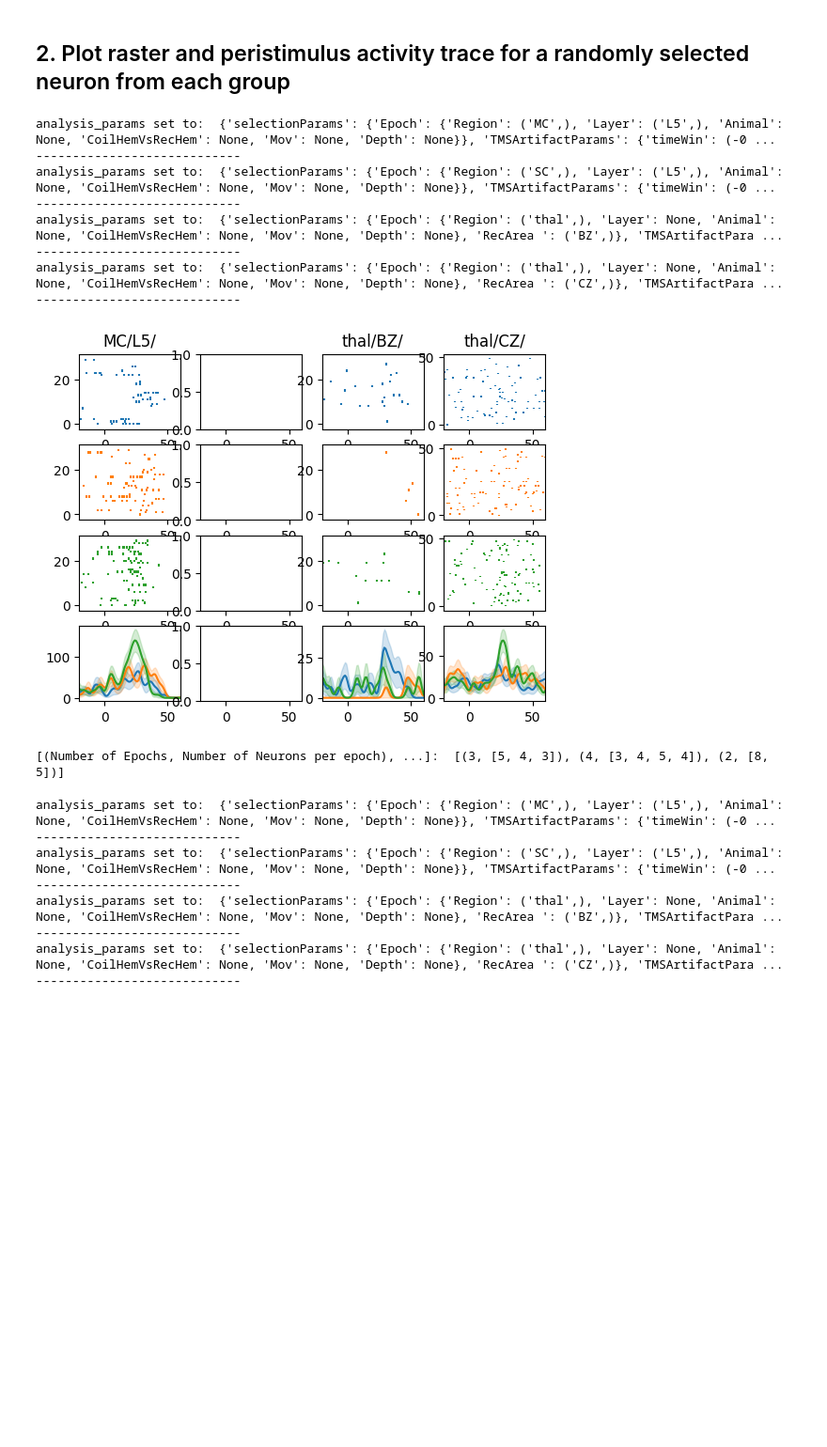
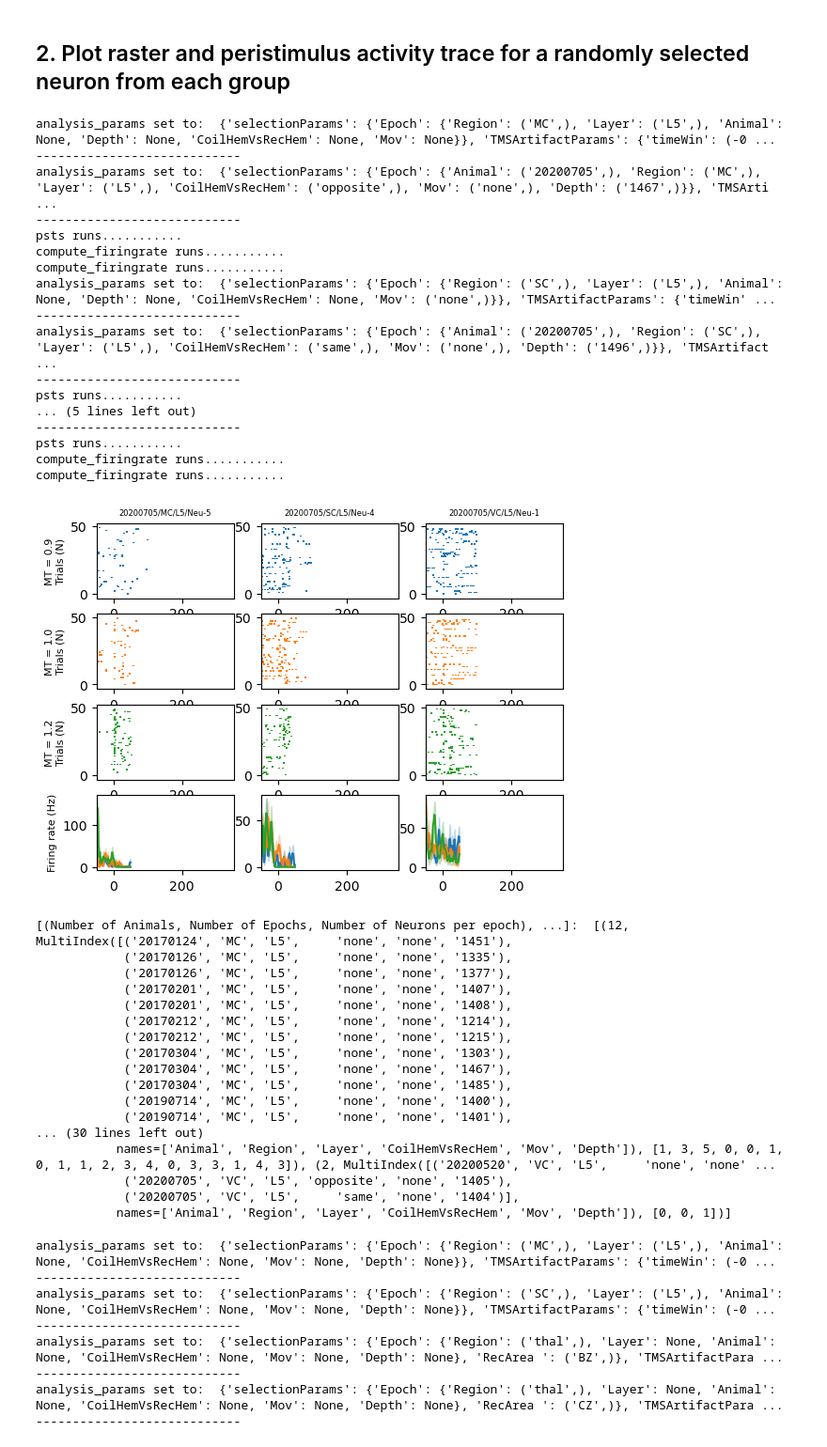
Before and after one commit to vishnudevramachandra/TMS-TG, a Jupyter notebook: notebooks/analysis.ipynb, the cells around one changed output. Shown at 94% size. Cells and saved outputs as stored; diff of their text form; code cells hidden in the pictures; blank space fills up the shorter version.

```diff
--- a/notebooks/analysis.ipynb
+++ b/notebooks/analysis.ipynb
@@ -11,48 +11,77 @@ import figures.figure1.figure1a as fig1a
 # Setting the number of threads for Numba
 nb.set_num_threads(max(1, int(nb.config.NUMBA_NUM_THREADS // 1.25)))
 
-# Define the selection parameters for plotting activity of neurons in MC(L5), SC(L5), thal(BZ) & thal(CZ) regions
+# Define the selection parameters for plotting activity of neurons in MC(L5), SC(L5), & VC(L5) regions
 epochs = (
-        {'selectionParams': {'Epoch': {'Region': 'MC', 'Layer': 'L5'}}},
-        {'selectionParams': {'Epoch': {'Region': 'SC', 'Layer': 'L5'}}},
-        {'selectionParams': {'Epoch': {'Region': 'thal', 'Layer': None}, 'RecArea ': 'BZ'}},
-        {'selectionParams': {'Epoch': {'Region': 'thal', 'Layer': None}, 'RecArea ': 'CZ'}},
+    {'selectionParams': {'Epoch': {'Region': 'MC', 'Layer': 'L5', 'Animal': None, 'Depth': None, 'CoilHemVsRecHem': None}}},
+    {'selectionParams': {'Epoch': {'Region': 'SC', 'Layer': 'L5', 'Animal': None, 'Depth': None, 'CoilHemVsRecHem': None}}},
+    {'selectionParams': {'Epoch': {'Region': 'VC', 'Layer': 'L5', 'Animal': None, 'Depth': None, 'CoilHemVsRecHem': None}}},
     )
 
 # File with a list of paths to data locations of all animals
-animalList = r'G:\Vishnu\data\TMSTG\animalList.xlsx'
+animalList = r'G:\Vishnu\data\animalList\animalList_cortex.xlsx'
 
 # Instantiate a TMSTG object using this list
 tms = TMSTG.load(animalList)
 
 # Load active neurons from previously computed statistical analysis
-activeNeu = pd.read_pickle("./activeNeu_Cortex")
+activeNeu = pd.read_pickle("../figures/figure1/activeNeu_Cortex")
 # %% [markdown]
 ## 2. Plot raster and peristimulus activity trace for a randomly selected neuron from each group
 # %%
 from importlib import reload
 
 # Reload the module 'fig1a' to ensure any changes made to it are reflected
 reload(fig1a)
 
 # Plot using 'fig1a' module
 fig1a.plot(tms,                   # TMSTG object
           activeNeu,              # Boolean array of active neurons
           kind='rasterAndPsfr',   # Type of plot to generate
           colParams=epochs,       # Selection parameters for different epochs
           xlim=(-50, 350),        # Limits for the x-axis
+          epochAndNeuron=
+          ({'epochIndex': ('20200705', 'MC', 'L5', 'opposite', 'none', '1467'), 'neuIdx': 5},
+           {'epochIndex': ('20200705', 'SC', 'L5', 'same', 'none', '1496'), 'neuIdx': 4},
+           {'epochIndex': ('20200705', 'VC', 'L5', 'same', 'none', '1404'), 'neuIdx': 1})
+           # Select specific neurons to plot
 )
 # %% [output]
-analysis_params set to:  {'selectionParams': {'Epoch': {'Region': ('MC',), 'Layer': ('L5',), 'Animal': None, 'CoilHemVsRecHem': None, 'Mov': None, 'Depth': None}}, 'TMSArtifactParams': {'timeWin': (-0 ...
+analysis_params set to:  {'selectionParams': {'Epoch': {'Region': ('MC',), 'Layer': ('L5',), 'Animal': None, 'Depth': None, 'CoilHemVsRecHem': None, 'Mov': None}}, 'TMSArtifactParams': {'timeWin': (-0 ...
 ----------------------------
-analysis_params set to:  {'selectionParams': {'Epoch': {'Region': ('SC',), 'Layer': ('L5',), 'Animal': None, 'CoilHemVsRecHem': None, 'Mov': None, 'Depth': None}}, 'TMSArtifactParams': {'timeWin': (-0 ...
+analysis_params set to:  {'selectionParams': {'Epoch': {'Animal': ('20200705',), 'Region': ('MC',), 'Layer': ('L5',), 'CoilHemVsRecHem': ('opposite',), 'Mov': ('none',), 'Depth': ('1467',)}}, 'TMSArti ...
 ----------------------------
-analysis_params set to:  {'selectionParams': {'Epoch': {'Region': ('thal',), 'Layer': None, 'Animal': None, 'CoilHemVsRecHem': None, 'Mov': None, 'Depth': None}, 'RecArea ': ('BZ',)}, 'TMSArtifactPara ...
+psts runs...........
+compute_firingrate runs...........
+compute_firingrate runs...........
+analysis_params set to:  {'selectionParams': {'Epoch': {'Region': ('SC',), 'Layer': ('L5',), 'Animal': None, 'Depth': None, 'CoilHemVsRecHem': None, 'Mov': ('none',)}}, 'TMSArtifactParams': {'timeWin' ...
 ----------------------------
-analysis_params set to:  {'selectionParams': {'Epoch': {'Region': ('thal',), 'Layer': None, 'Animal': None, 'CoilHemVsRecHem': None, 'Mov': None, 'Depth': None}, 'RecArea ': ('CZ',)}, 'TMSArtifactPara ...
+analysis_params set to:  {'selectionParams': {'Epoch': {'Animal': ('20200705',), 'Region': ('SC',), 'Layer': ('L5',), 'CoilHemVsRecHem': ('same',), 'Mov': ('none',), 'Depth': ('1496',)}}, 'TMSArtifact ...
 ----------------------------
+psts runs...........
+... (5 lines left out)
+----------------------------
+psts runs...........
+compute_firingrate runs...........
+compute_firingrate runs...........
-[figure, old version]
+[figure, new version]
-[(Number of Epochs, Number of Neurons per epoch), ...]:  [(3, [5, 4, 3]), (4, [3, 4, 5, 4]), (2, [8, 5])]
+[(Number of Animals, Number of Epochs, Number of Neurons per epoch), ...]:  [(12, MultiIndex([('20170124', 'MC', 'L5',     'none', 'none', '1451'),
+            ('20170126', 'MC', 'L5',     'none', 'none', '1335'),
+            ('20170126', 'MC', 'L5',     'none', 'none', '1377'),
+            ('20170201', 'MC', 'L5',     'none', 'none', '1407'),
+            ('20170201', 'MC', 'L5',     'none', 'none', '1408'),
+            ('20170212', 'MC', 'L5',     'none', 'none', '1214'),
+            ('20170212', 'MC', 'L5',     'none', 'none', '1215'),
+            ('20170304', 'MC', 'L5',     'none', 'none', '1303'),
+            ('20170304', 'MC', 'L5',     'none', 'none', '1467'),
+            ('20170304', 'MC', 'L5',     'none', 'none', '1485'),
+            ('20190714', 'MC', 'L5',     'none', 'none', '1400'),
+            ('20190714', 'MC', 'L5',     'none', 'none', '1401'),
+... (30 lines left out)
+           names=['Animal', 'Region', 'Layer', 'CoilHemVsRecHem', 'Mov', 'Depth']), [1, 3, 5, 0, 0, 1, 0, 1, 1, 2, 3, 4, 0, 3, 3, 1, 4, 3]), (2, MultiIndex([('20200520', 'VC', 'L5',     'none', 'none' ...
+            ('20200705', 'VC', 'L5', 'opposite', 'none', '1405'),
+            ('20200705', 'VC', 'L5',     'same', 'none', '1404')],
+           names=['Animal', 'Region', 'Layer', 'CoilHemVsRecHem', 'Mov', 'Depth']), [0, 0, 1])]
 # %%
 # Plot using 'fig1a' module for another example set
 fig1a.plot(tms,                    # TMSTG object
```
Also changed, not shown: 5 other files.
